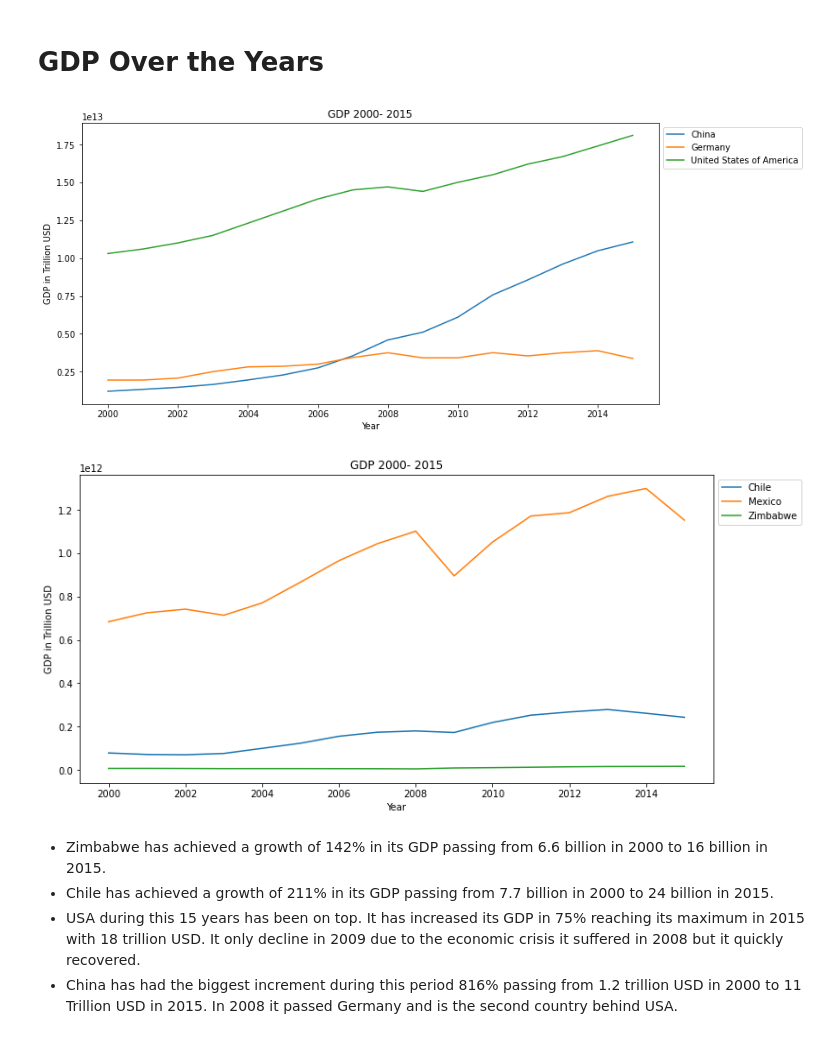
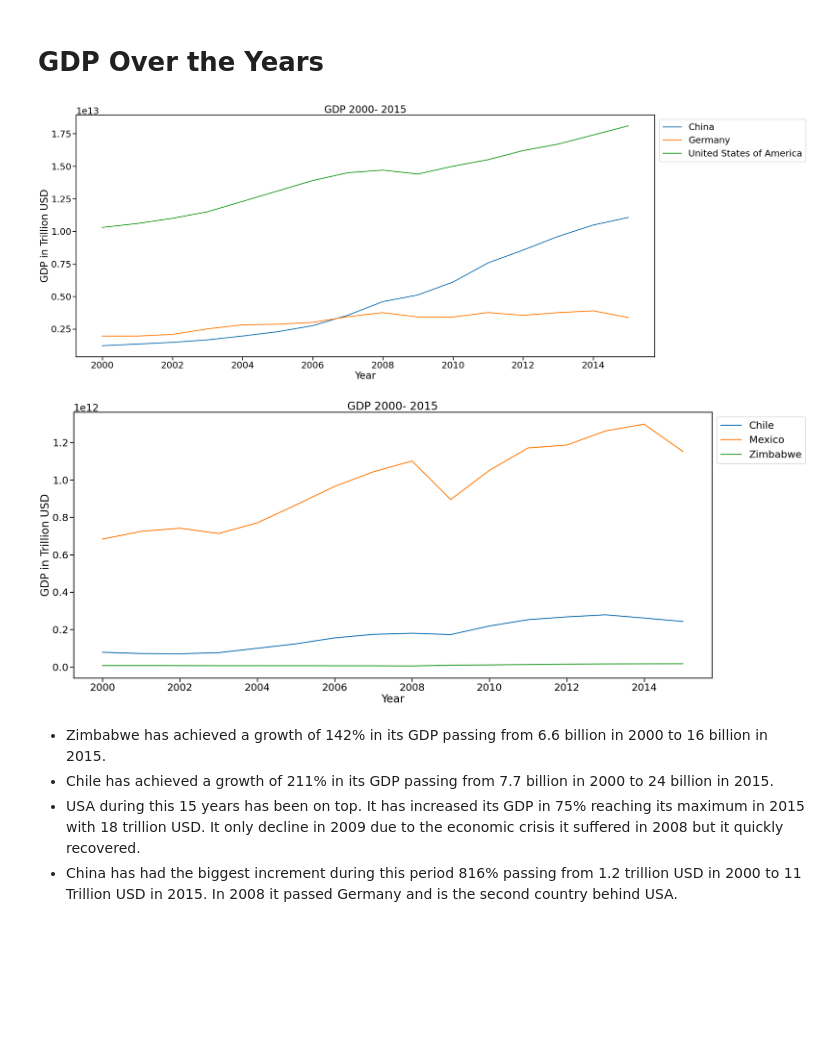
Before and after one commit to princeKike27/Life-Expctancy-GDP, a Jupyter notebook: Life_Expectancy_GDP.ipynb, the cells around one changed output. Drawn from its saved outputs; the diff is of its cells as text; code cells hidden in the pictures; blank space fills up the shorter version.

```diff
--- a/Life_Expectancy_GDP.ipynb
+++ b/Life_Expectancy_GDP.ipynb
@@ -122,8 +122,9 @@ plt.show()
 # %%
 # line plot of life expectancy
 
-f, ax = plt.subplots(figsize=(12, 6))
+f, ax = plt.subplots(figsize=(35, 15))
 
+sns.set_context('poster', font_scale=1.4)
 sns.lineplot(x='Year', y='Life expectancy at birth (years)', data=df, hue='Country')
 
 plt.title('Life Expectancy 2000 - 2015', pad=12)
@@ -141,24 +142,24 @@ plt.show()
 # %%
 # line plot of GDP - USA, China and Germany
 
 highestGDP_df = df[df['Country'].isin(['United States of America', 'China', 'Germany'])]
 
-f, ax = plt.subplots(figsize=(12, 6))
+f, ax = plt.subplots(figsize=(35, 15))
 
 sns.lineplot(x='Year', y='GDP', data=highestGDP_df, hue='Country')
 
 plt.ylabel('GDP in Trillion USD')
 plt.title('GDP 2000- 2015')
 plt.legend(bbox_to_anchor=(1,1))
 plt.show()
 # %% [output]
-[figure, old version]
+[figure, new version]
 # %%
 # line plot of GDP - Mexico, Chile and Zimbabwe
 
 lowestGDP_df = df[df['Country'].isin(['Mexico', 'Chile', 'Zimbabwe'])]
 
-f, ax = plt.subplots(figsize=(12, 6))
+f, ax = plt.subplots(figsize=(35, 15))
 
 sns.lineplot(x='Year', y='GDP', data=lowestGDP_df, hue='Country')
 
@@ -167,7 +168,7 @@ plt.title('GDP 2000- 2015')
 plt.legend(bbox_to_anchor=(1,1))
 plt.show()
 # %% [output]
-[figure, old version]
+[figure, new version]
 # %% [markdown]
 - Zimbabwe has achieved a growth of 142% in its GDP passing from 6.6 billion in 2000 to 16 billion in 2015.
 - Chile has achieved a growth of 211% in its GDP passing from 7.7 billion in 2000 to 24 billion in 2015.
```
Also changed, not shown: parts of 7 cells of this notebook.
